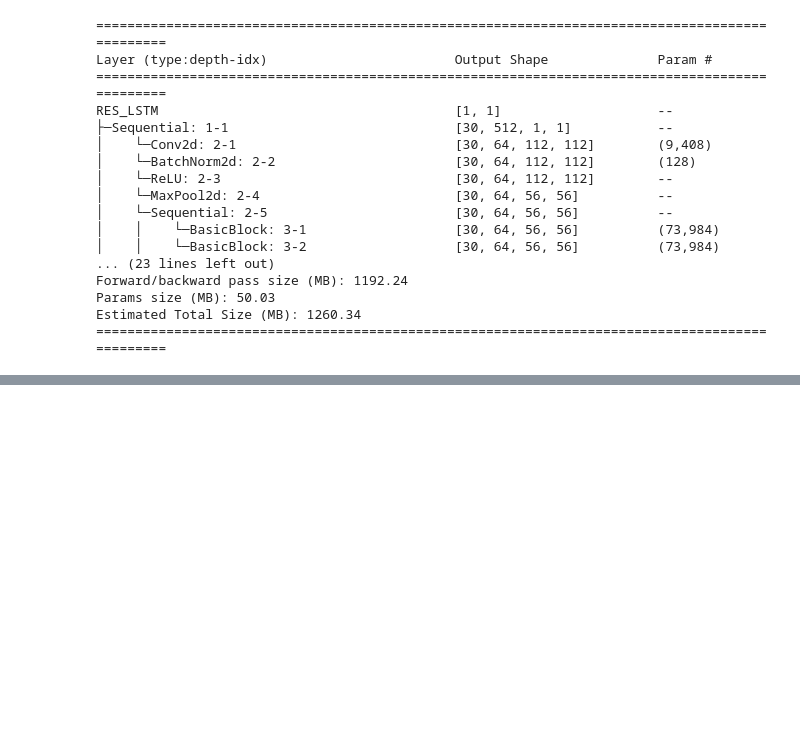
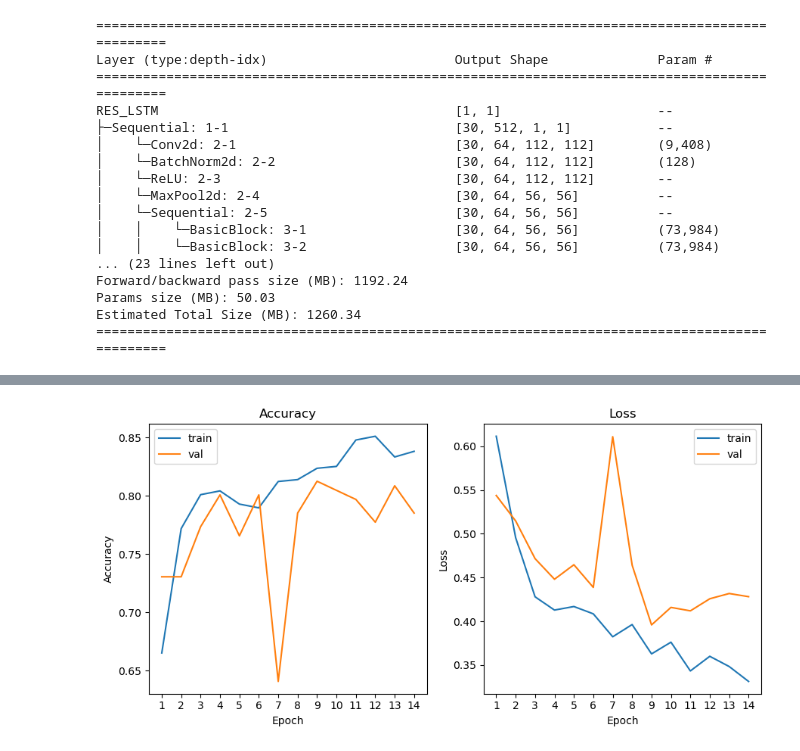
Before and after one commit to ooooo333i/Rally_Detector, a Jupyter notebook: main.ipynb, the cells around one changed output, grey strips where cells are left out. Saved outputs shown, nothing was run; the diff lists cells and outputs as text; code cells hidden in the pictures; blank space fills up the shorter version.

```diff
--- a/main.ipynb
+++ b/main.ipynb
@@ -227,7 +227,7 @@ for epoch in range(EPOCHS):
     val_loss, val_acc = evaluate(model, val_loader, criterion, device)
 
     print(
-        f"Epoch {epoch:02d} | "
+        f"Epoch {epoch+1:02d} | "
         f"Train Loss: {train_loss:.3f}, Acc: {train_acc*100:.2f}% | "
         f"Val Loss: {val_loss:.3f}, Acc: {val_acc*100:.2f}%" )
 
@@ -254,20 +280,24 @@ print(f"\nTest Loss: {test_loss:.4f}, Test Acc: {test_acc:.4f}")
 # %%
 
 epochs_ax = range(1, EPOCHS + 1)
+len = len(train_losses)
+epochs_ax = epochs_ax[:len]
 
 plt.figure(figsize=(9, 4.5))
 plt.subplot(1, 2, 1)
 plt.plot(epochs_ax, train_accuracies, label='train')
 plt.plot(epochs_ax, val_accuracies, label='val')
 plt.xlabel("Epoch"); plt.ylabel("Accuracy"); plt.title("Accuracy")
 plt.xticks(list(epochs_ax))
 plt.legend()
 
 plt.subplot(1, 2, 2)
 plt.plot(epochs_ax, train_losses, label='train')
 plt.plot(epochs_ax, val_losses, label='val')
 plt.xlabel("Epoch"); plt.ylabel("Loss"); plt.title("Loss")
 plt.xticks(list(epochs_ax))
 plt.legend()
 plt.tight_layout()
 plt.show()
+# %% [output]
+[figure, added]
```
Also changed, not shown: parts of 1 cell of this notebook.
